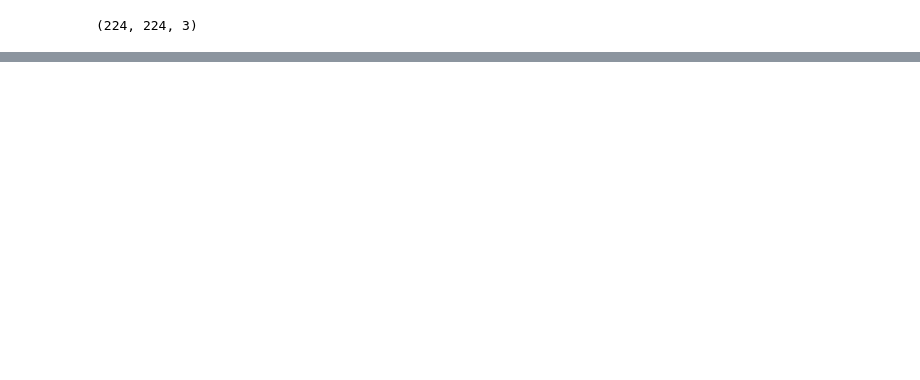
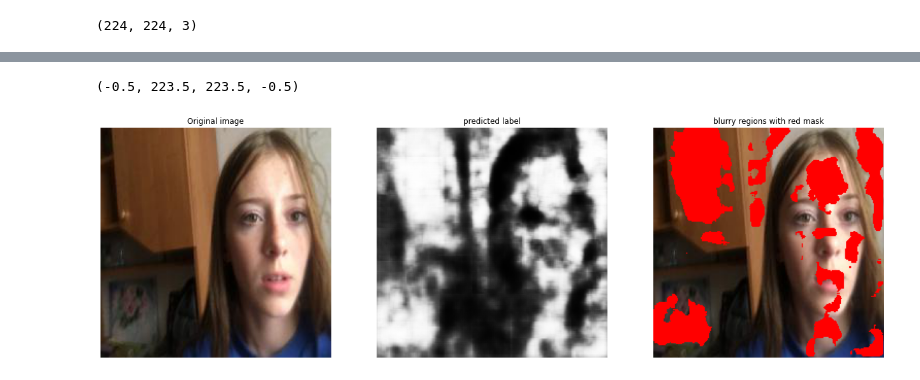
Before and after one commit to MasoudMoeini/Image-blur-detection, a Jupyter notebook: image_blur_detection_with_keras.ipynb, the cells around one changed output, grey strips where cells are left out. Saved outputs shown, nothing was run; the diff lists cells and outputs as text; code cells hidden in the pictures; blank space fills up the shorter version.

```diff
--- a/image_blur_detection_with_keras.ipynb
+++ b/image_blur_detection_with_keras.ipynb
@@ -128,0 +127,36 @@ plt.imshow(pred)
+# %%
+main_picture = Image.open("89_IPHONE-6S_.jpg")
+label_picture = Image.fromarray(pred)
+final_image = main_picture.copy()
+label_to_gray = label_picture.convert('L')
+rescale_label=label_to_gray.copy()
+rescale_label= np.array(rescale_label).astype(np.float32)/255.0
+
+# Get the size of the image
+width, height = label_to_gray.size
+
+# Process every pixel
+for x in range(0, width - 1):
+    for y in range(0, height - 1):
+        current_color = final_image.getpixel((x,y))
+        if (label_to_gray.getpixel((x,y)))>210:
+            final_image.putpixel((x,y),(255,0,0) )
+plt.figure(figsize=(22,22))
+ax = plt.subplot(1,3,1)
+main_picture.show()
+plt.title('Original image')
+plt.imshow(main_picture, cmap='binary')
+plt.axis("off")
+
+ax = plt.subplot(1,3,2)
+plt.title('predicted label')
+plt.imshow(rescale_label, cmap='gray')
+plt.axis("off")
+
+ax = plt.subplot(1,3,3)
+plt.title('blurry regions with red mask')
+plt.imshow(final_image, cmap='binary')
+plt.axis("off")
+# %% [output]
+(-0.5, 223.5, 223.5, -0.5)
+[figure, added]
```
Also changed, not shown: parts of 15 cells of this notebook.
